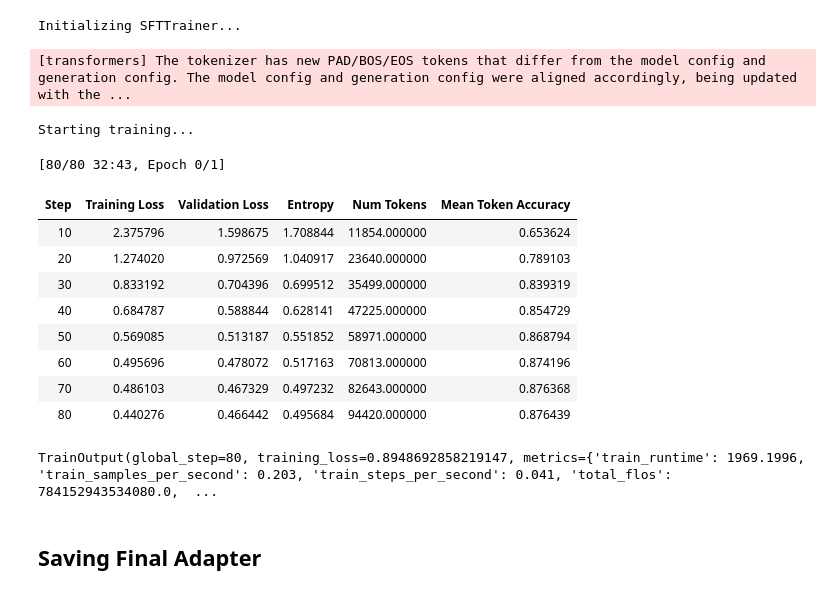
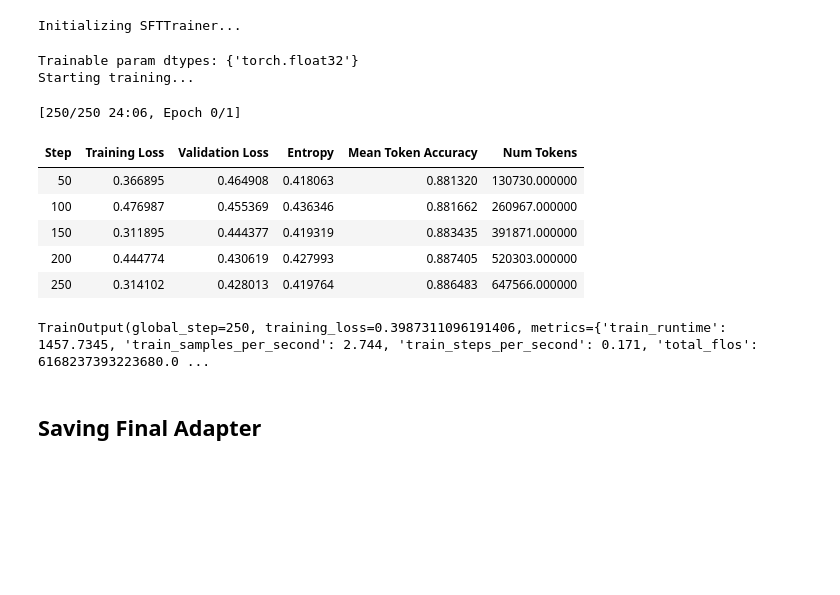
Before and after one commit to junaidariie/FinAI, a Jupyter notebook: Notebook/Qwen2_5_1_5B_instruct_finance.ipynb, the cells around one changed output. Saved outputs shown, nothing was run; the diff lists cells and outputs as text; code cells hidden in the pictures; blank space fills up the shorter version.

```diff
--- a/Notebook/Qwen2_5_financial_finetuning.ipynb
+++ b/Notebook/Qwen2_5_1_5B_instruct_finance.ipynb
@@ -134,15 +146,10 @@ model = prepare_model_for_kbit_training(
 ## LoRA Configuration
 # %%
 LORA_CONFIG = LoraConfig(
-    r=32,
-    lora_alpha=32,
+    r=64,
+    lora_alpha=128,
     lora_dropout=0.05,
-    target_modules=[
-        "q_proj",
-        "k_proj",
-        "v_proj",
-        "o_proj",
-    ],
+    target_modules=["q_proj", "k_proj", "v_proj", "o_proj", "gate_proj", "up_proj", "down_proj"],
     bias="none",
     task_type="CAUSAL_LM",
 )
@@ -283,29 +355,37 @@ Test samples: 200
 # %% [markdown]
 ## Training Hyperparameters
 # %%
+PER_DEVICE_BS = 4 if USE_BF16 else 2
+GRAD_ACCUM = 16 // PER_DEVICE_BS
+
 TRAINING_ARGS = SFTConfig(
     output_dir=OUTPUT_DIR,
     num_train_epochs=1,
-    per_device_train_batch_size=5,
-    per_device_eval_batch_size=4,
-    gradient_accumulation_steps=1,
+    per_device_train_batch_size=PER_DEVICE_BS,
+    per_device_eval_batch_size=2,
+    gradient_accumulation_steps=GRAD_ACCUM,
     gradient_checkpointing=True,
     optim="paged_adamw_8bit",
     learning_rate=2e-4,
     lr_scheduler_type="cosine",
+    warmup_steps=20,
+    weight_decay=0.01,
     max_grad_norm=0.3,
     logging_steps=10,
     save_strategy="steps",
-    save_steps=10,
+    save_steps=100,
+    save_total_limit=2,
     eval_strategy="steps",
-    eval_steps=10,
+    eval_steps=50,
     eval_accumulation_steps=5,
-    max_steps=80,
+    max_steps=250,
     load_best_model_at_end=True,
     metric_for_best_model="eval_loss",
-    fp16=False,
-    bf16=torch.cuda.is_bf16_supported(),
+    fp16=not USE_BF16,
+    bf16=USE_BF16,
+    max_length=None,
     packing=False,
+    completion_only_loss=True,
     report_to="none",
     push_to_hub=False,
 )
@@ -315,29 +395,32 @@ TRAINING_ARGS = SFTConfig(
 print("Initializing SFTTrainer...")
 trainer = SFTTrainer(
     model=model,
-    train_dataset=train_dataset,
-    eval_dataset=quick_eval_dataset,
+    train_dataset=train_dataset.select_columns(["prompt", "completion"]),
+    eval_dataset=quick_eval_dataset.select_columns(["prompt", "completion"]),
     args=TRAINING_ARGS,
+    processing_class=tokenizer,
 )
 # %% [output]
 Initializing SFTTrainer...
 # %%
+for p in trainer.model.parameters():
+    if p.requires_grad and p.dtype != torch.float32:
+        p.data = p.data.float()
+print("Trainable param dtypes:", {str(p.dtype) for p in trainer.model.parameters() if p.requires_grad})
+
 print("Starting training...")
 trainer.train()
 # %% [output]
-[transformers] The tokenizer has new PAD/BOS/EOS tokens that differ from the model config and generation config. The model config and generation config were aligned accordingly, being updated with the ...
+Trainable param dtypes: {'torch.float32'}
+Starting training...
-Starting training...
+[250/250 24:06, Epoch 0/1]
+| Step | Training Loss | Validation Loss | Entropy | Mean Token Accuracy | Num Tokens |
+| 50 | 0.366895 | 0.464908 | 0.418063 | 0.881320 | 130730.000000 |
+| 100 | 0.476987 | 0.455369 | 0.436346 | 0.881662 | 260967.000000 |
+| 150 | 0.311895 | 0.444377 | 0.419319 | 0.883435 | 391871.000000 |
+| 200 | 0.444774 | 0.430619 | 0.427993 | 0.887405 | 520303.000000 |
+| 250 | 0.314102 | 0.428013 | 0.419764 | 0.886483 | 647566.000000 |
-[80/80 32:43, Epoch 0/1]
+TrainOutput(global_step=250, training_loss=0.3987311096191406, metrics={'train_runtime': 1457.7345, 'train_samples_per_second': 2.744, 'train_steps_per_second': 0.171, 'total_flos': 6168237393223680.0 ...
-| Step | Training Loss | Validation Loss | Entropy | Num Tokens | Mean Token Accuracy |
-| 10 | 2.375796 | 1.598675 | 1.708844 | 11854.000000 | 0.653624 |
-| 20 | 1.274020 | 0.972569 | 1.040917 | 23640.000000 | 0.789103 |
-| 30 | 0.833192 | 0.704396 | 0.699512 | 35499.000000 | 0.839319 |
-| 40 | 0.684787 | 0.588844 | 0.628141 | 47225.000000 | 0.854729 |
-| 50 | 0.569085 | 0.513187 | 0.551852 | 58971.000000 | 0.868794 |
-| 60 | 0.495696 | 0.478072 | 0.517163 | 70813.000000 | 0.874196 |
-| 70 | 0.486103 | 0.467329 | 0.497232 | 82643.000000 | 0.876368 |
-| 80 | 0.440276 | 0.466442 | 0.495684 | 94420.000000 | 0.876439 |
-TrainOutput(global_step=80, training_loss=0.8948692858219147, metrics={'train_runtime': 1969.1996, 'train_samples_per_second': 0.203, 'train_steps_per_second': 0.041, 'total_flos': 784152943534080.0,  ...
 # %% [markdown]
 ## Saving Final Adapter
 # %%
```
Also changed, not shown: parts of 45 cells of this notebook, 16 other files.
